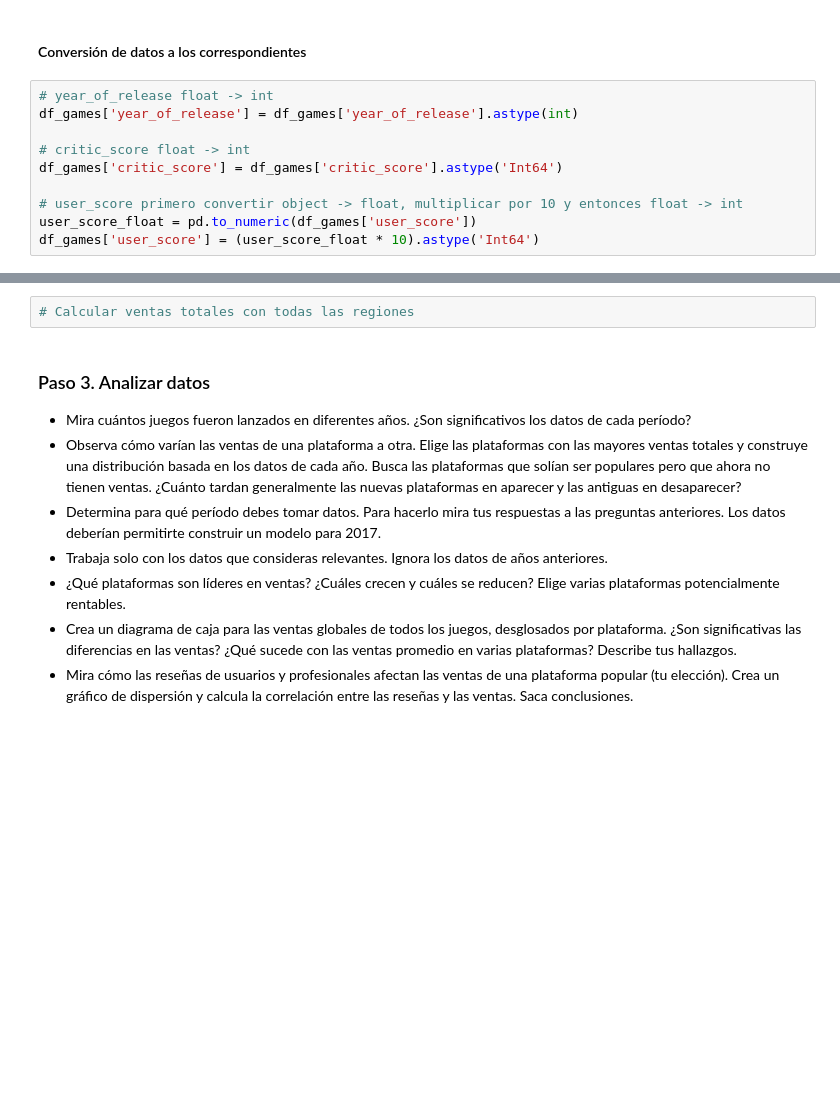
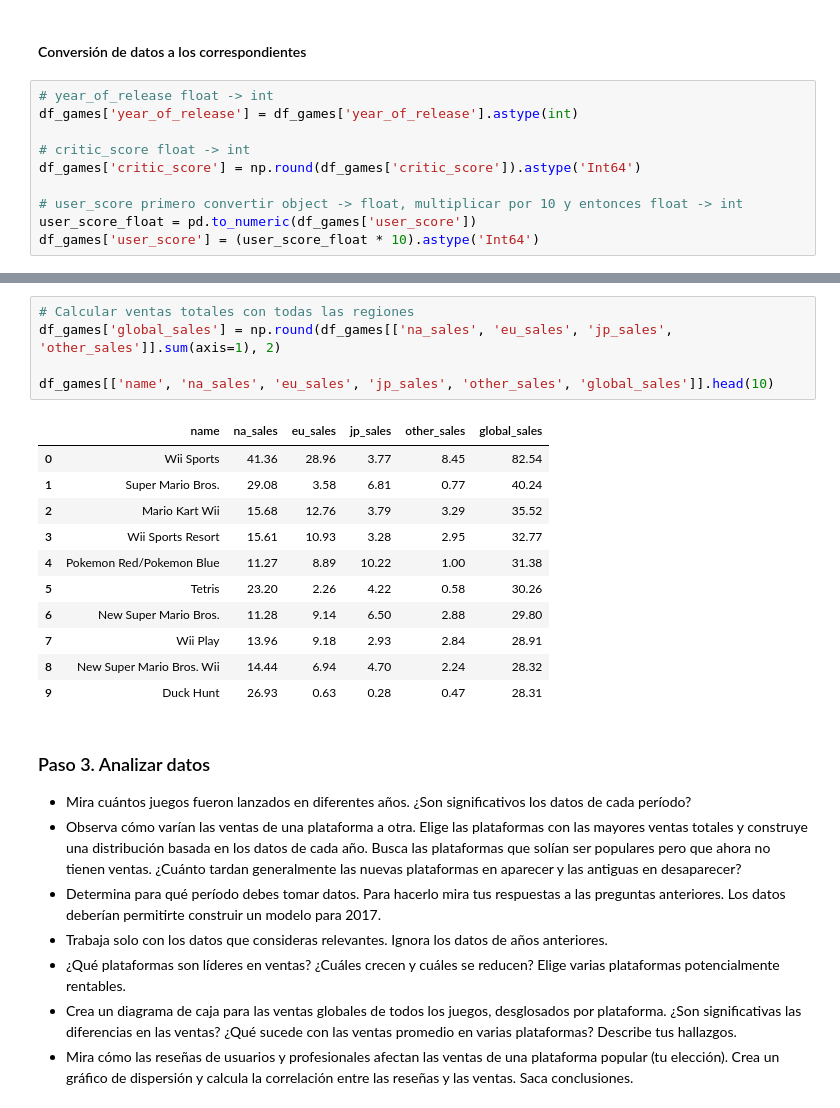
Before and after one commit to RulasBoy/TripleTen-Bootcamp, a Jupyter notebook: Sprint 6/notebook.ipynb, the cells around one changed output, grey strips where cells are left out. Drawn from its saved outputs; the diff is of its cells as text; blank space fills up the shorter version.

```diff
--- a/Sprint 6/notebook.ipynb
+++ b/Sprint 6/notebook.ipynb
@@ -203,7 +203,7 @@ Como sea, a algunos de los valore nulos se podría atribuir a error de captura o
 df_games['year_of_release'] = df_games['year_of_release'].astype(int)
 
 # critic_score float -> int
-df_games['critic_score'] = df_games['critic_score'].astype('Int64')
+df_games['critic_score'] = np.round(df_games['critic_score']).astype('Int64')
 
 # user_score primero convertir object -> float, multiplicar por 10 y entonces float -> int
 user_score_float = pd.to_numeric(df_games['user_score'])
@@ -234,5 +241,20 @@ Estos tipos de datos los convertí así porque
 # %%
 # Calcular ventas totales con todas las regiones
+df_games['global_sales'] = np.round(df_games[['na_sales', 'eu_sales', 'jp_sales', 'other_sales']].sum(axis=1), 2)
+
+df_games[['name', 'na_sales', 'eu_sales', 'jp_sales', 'other_sales', 'global_sales']].head(10)
+# %% [output]
+|  | name | na_sales | eu_sales | jp_sales | other_sales | global_sales |
+| 0 | Wii Sports | 41.36 | 28.96 | 3.77 | 8.45 | 82.54 |
+| 1 | Super Mario Bros. | 29.08 | 3.58 | 6.81 | 0.77 | 40.24 |
+| 2 | Mario Kart Wii | 15.68 | 12.76 | 3.79 | 3.29 | 35.52 |
+| 3 | Wii Sports Resort | 15.61 | 10.93 | 3.28 | 2.95 | 32.77 |
+| 4 | Pokemon Red/Pokemon Blue | 11.27 | 8.89 | 10.22 | 1.00 | 31.38 |
+| 5 | Tetris | 23.20 | 2.26 | 4.22 | 0.58 | 30.26 |
+| 6 | New Super Mario Bros. | 11.28 | 9.14 | 6.50 | 2.88 | 29.80 |
+| 7 | Wii Play | 13.96 | 9.18 | 2.93 | 2.84 | 28.91 |
+| 8 | New Super Mario Bros. Wii | 14.44 | 6.94 | 4.70 | 2.24 | 28.32 |
+| 9 | Duck Hunt | 26.93 | 0.63 | 0.28 | 0.47 | 28.31 |
 # %% [markdown]
 ### Paso 3. Analizar datos
 
```
Also changed, not shown: parts of 2 cells of this notebook.
